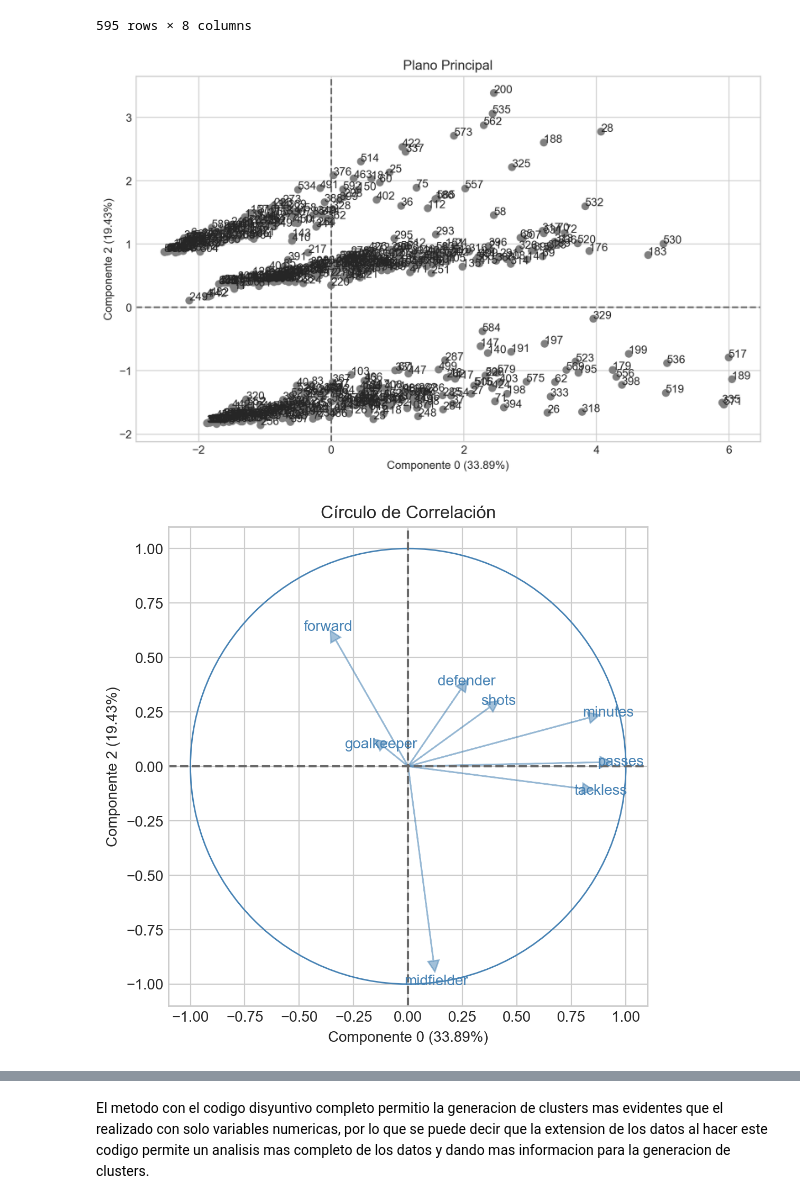
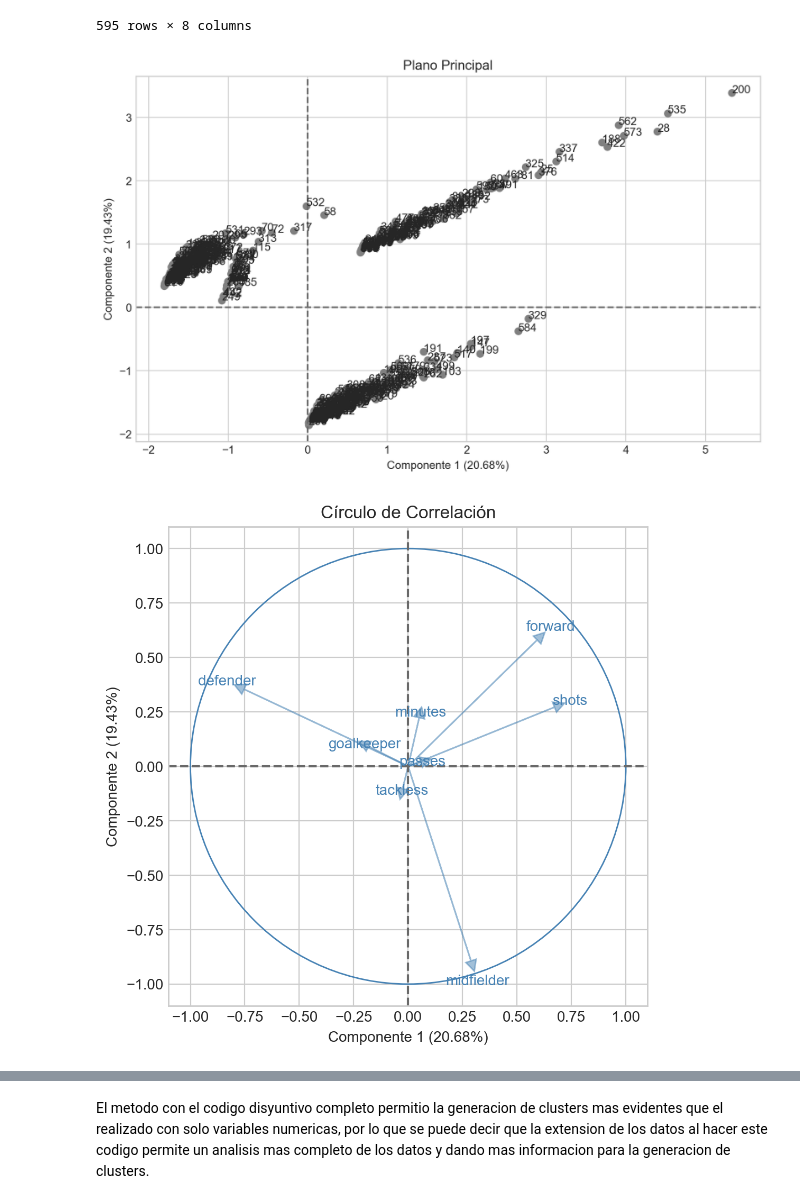
Before and after one commit to daniroj1012/Promidat, a Jupyter notebook: Metodos_no_supervisados/Tarea1_Daniel_Rojas.ipynb, the cells around one changed output, grey strips where cells are left out. Drawn from its saved outputs; the diff is of its cells as text; code cells hidden in the pictures.

```diff
--- a/Metodos_no_supervisados/Tarea1_Daniel_Rojas.ipynb
+++ b/Metodos_no_supervisados/Tarea1_Daniel_Rojas.ipynb
@@ -153,15 +151,15 @@ df2
 acp=ACP(df2,n_componentes=3)
 # %%
 fig, ax = plt.subplots(nrows=1, ncols=1, figsize = (10,6), dpi = 200)
-acp.plot_plano_principal(ejes = [0, 2])
+acp.plot_plano_principal(ejes = [1, 2])
 # %% [output]
-[figure, old version]
+[figure, new version]
 # %%
 # Plotea el círculo de correlación
 fig, ax = plt.subplots(nrows=1, ncols=1, figsize = (10,6), dpi = 200)
-acp.plot_circulo(ejes = [0, 2])
+acp.plot_circulo(ejes = [1, 2])
 # %% [output]
-[figure, old version]
+[figure, new version]
 # %%
 # Plotea la sobreposición plano-correlación
 fig, ax = plt.subplots(nrows=1, ncols=1, figsize = (10,6), dpi = 200)
```
Also changed, not shown: parts of 5 cells of this notebook.
